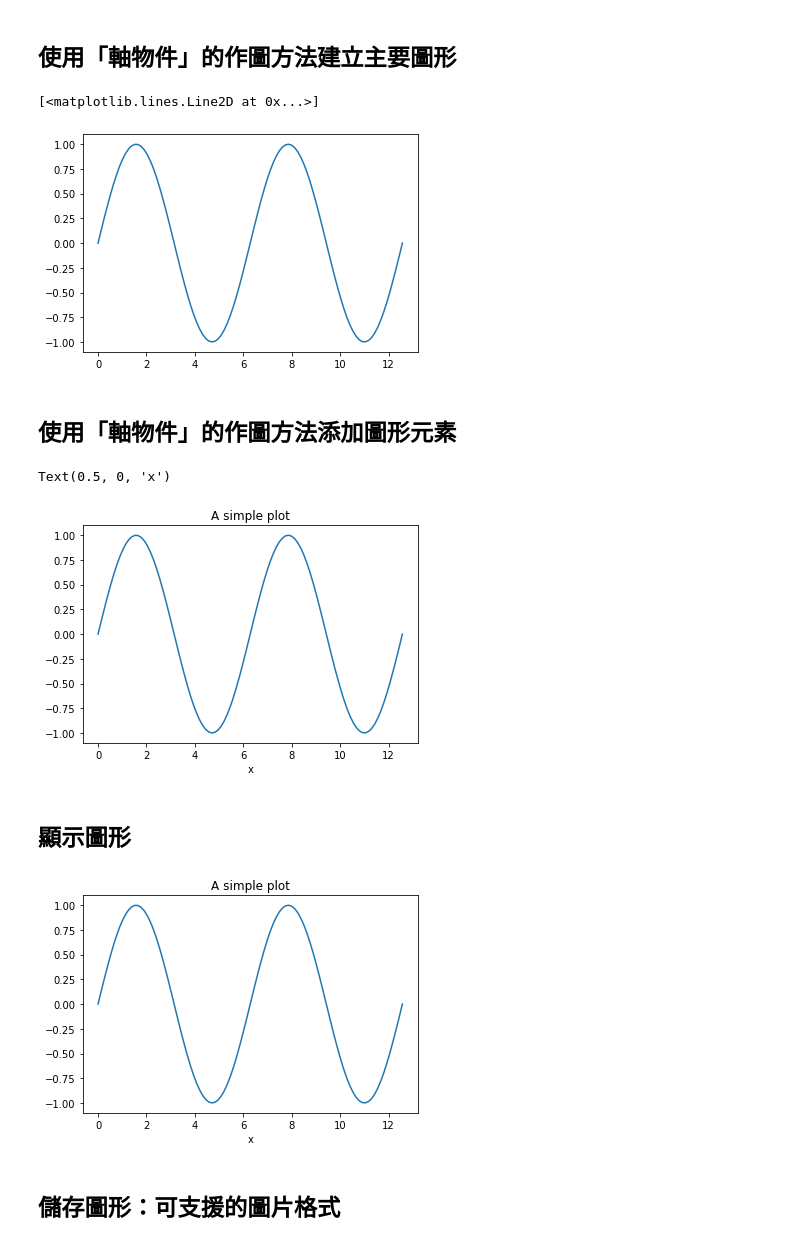
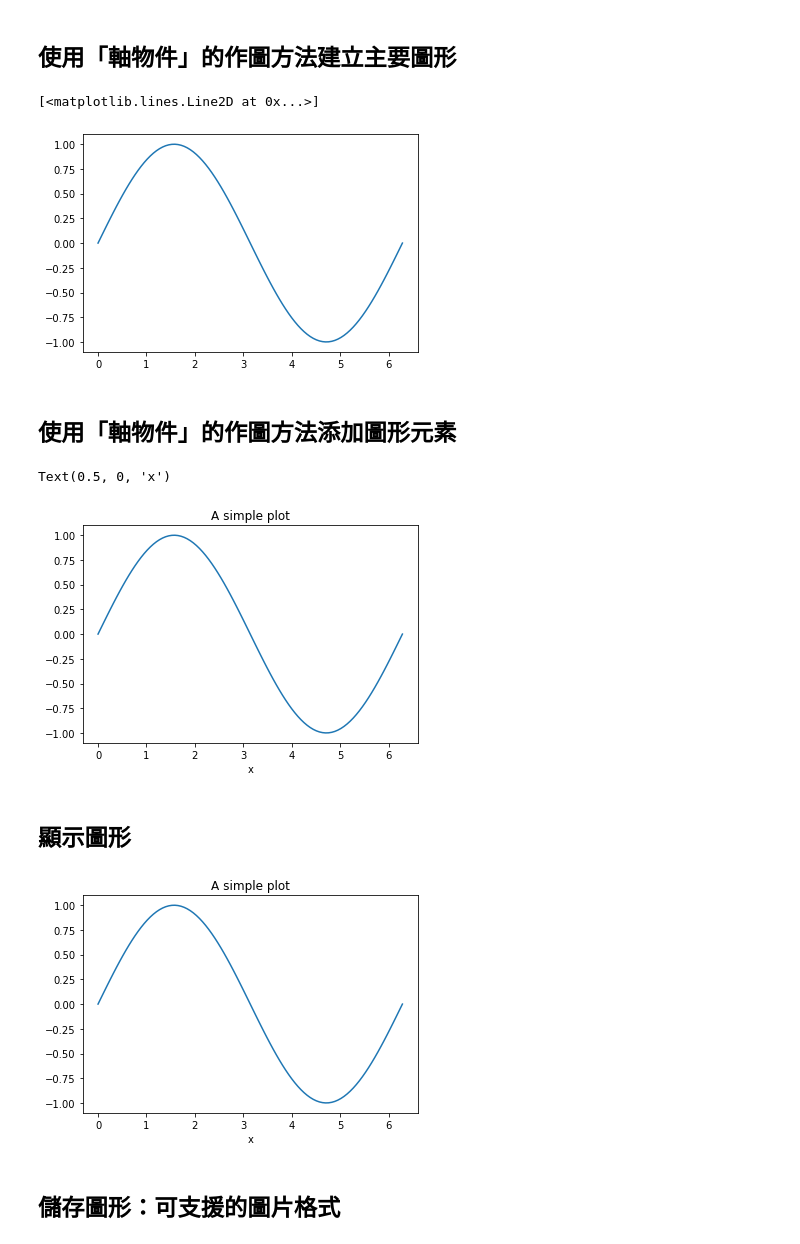
Before and after one commit to datainpoint/classroom-hahow-pythonfiftyplus, a Jupyter notebook: 12-matplotlib/lecture.ipynb, the cells around one changed output. Cells and saved outputs as stored; diff of their text form; code cells hidden in the pictures.

```diff
--- a/12-matplotlib/lecture.ipynb
+++ b/12-matplotlib/lecture.ipynb
@@ -184,6 +188,6 @@ plt.show()
 # %%
-x = np.linspace(0, np.pi*4, 100)
-y = np.sin(x)
+x = np.linspace(0, np.pi*2, 100)
+sinx = np.sin(x)
 # %% [markdown]
 ## 分別建立「畫布物件」與「軸物件」
 # %%
@@ -202,32 +206,32 @@ fig, ax = plt.subplots()
 # %%
 fig = plt.figure()
 ax = plt.axes()
-ax.plot(x, y)
+ax.plot(x, sinx)
 # %% [output]
 [<matplotlib.lines.Line2D at 0x...>]
-[figure, old version]
+[figure, new version]
 # %% [markdown]
 ## 使用「軸物件」的作圖方法添加圖形元素
 # %%
 fig = plt.figure()
-axes = plt.axes()
-axes.plot(x, y)
-axes.set_title('A simple plot')
-axes.set_xlabel('x')
+ax = plt.axes()
+ax.plot(x, sinx)
+ax.set_title('A simple plot')
+ax.set_xlabel('x')
 # %% [output]
 Text(0.5, 0, 'x')
-[figure, old version]
+[figure, new version]
 # %% [markdown]
 ## 顯示圖形
 # %%
 fig = plt.figure()
-axes = plt.axes()
-axes.plot(x, y)
-axes.set_title('A simple plot')
-axes.set_xlabel('x')
+ax = plt.axes()
+ax.plot(x, sinx)
+ax.set_title('A simple plot')
+ax.set_xlabel('x')
 plt.show()
 # %% [output]
-[figure, old version]
+[figure, new version]
 # %% [markdown]
 ## 儲存圖形：可支援的圖片格式
 # %%
```
Also changed, not shown: parts of 12 cells of this notebook, 1 other file.
